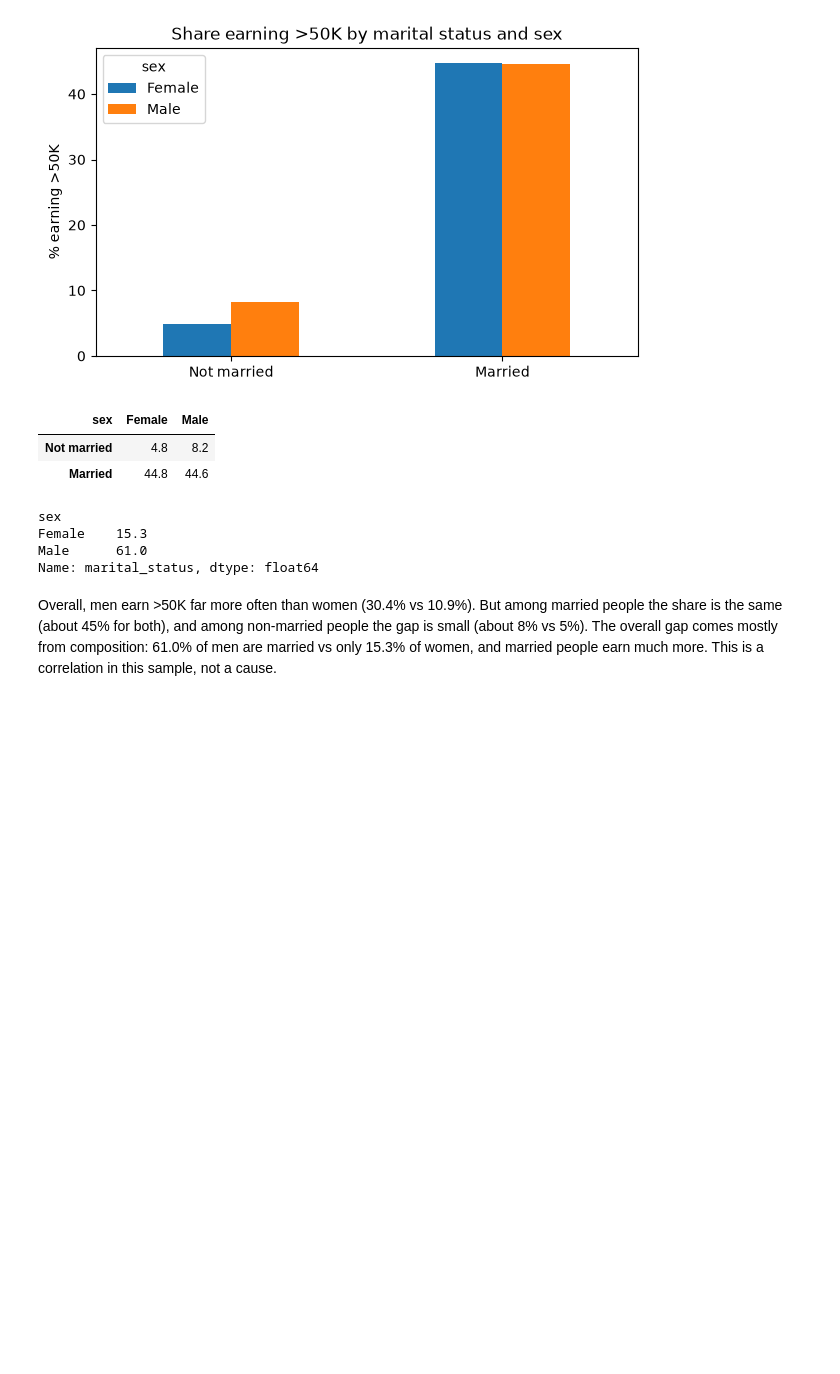
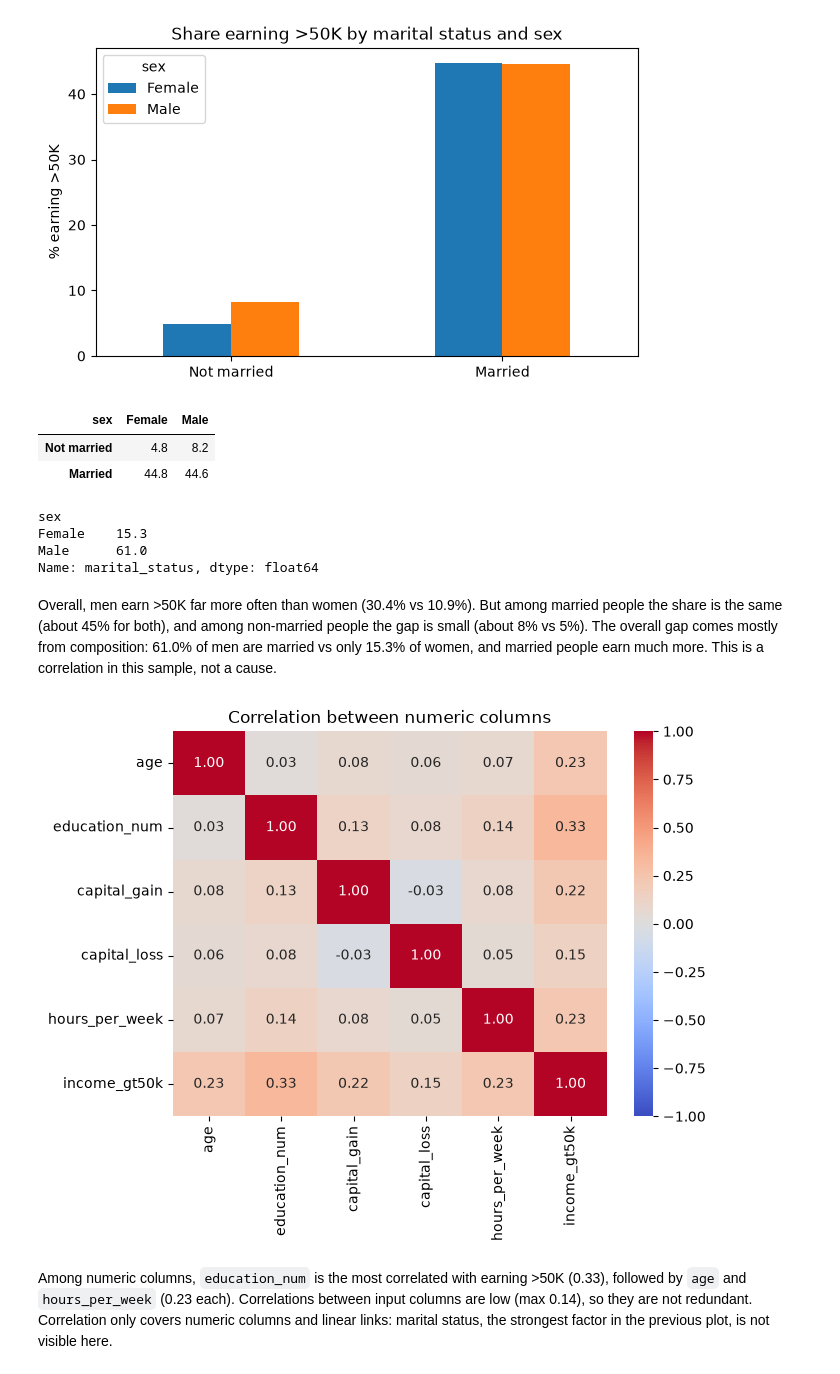
Before and after one commit to makremriahi99/ai_mlops_hands_on_exercise, a Jupyter notebook: task1/notebooks/01_eda.ipynb, the cells around one changed output. Cells and saved outputs as stored; diff of their text form; code cells hidden in the pictures; blank space fills up the shorter version.

Commit message:
feat(task1): add correlation heatmap of numeric columns

```diff
--- a/task1/notebooks/01_eda.ipynb
+++ b/task1/notebooks/01_eda.ipynb
@@ -290,3 +290,16 @@ Male      61.0
 Name: marital_status, dtype: float64
 # %% [markdown]
 Overall, men earn >50K far more often than women (30.4% vs 10.9%). But among married people the share is the same (about 45% for both), and among non-married people the gap is small (about 8% vs 5%). The overall gap comes mostly from composition: 61.0% of men are married vs only 15.3% of women, and married people earn much more. This is a correlation in this sample, not a cause.
+# %%
+num_cols = ["age", "education_num", "capital_gain", "capital_loss", "hours_per_week", "income_gt50k"]
+corr = df[num_cols].corr()
+
+plt.figure(figsize=(7, 5))
+sns.heatmap(corr, annot=True, fmt=".2f", cmap="coolwarm", vmin=-1, vmax=1)
+plt.title("Correlation between numeric columns")
+plt.savefig(FIG_DIR / "fig04_correlation.png", dpi=120, bbox_inches="tight")
+plt.show()
+# %% [output]
+[figure, added]
+# %% [markdown]
+Among numeric columns, `education_num` is the most correlated with earning >50K (0.33), followed by `age` and `hours_per_week` (0.23 each). Correlations between input columns are low (max 0.14), so they are not redundant. Correlation only covers numeric columns and linear links: marital status, the strongest factor in the previous plot, is not visible here.
```
Also changed, not shown: 1 other file.
